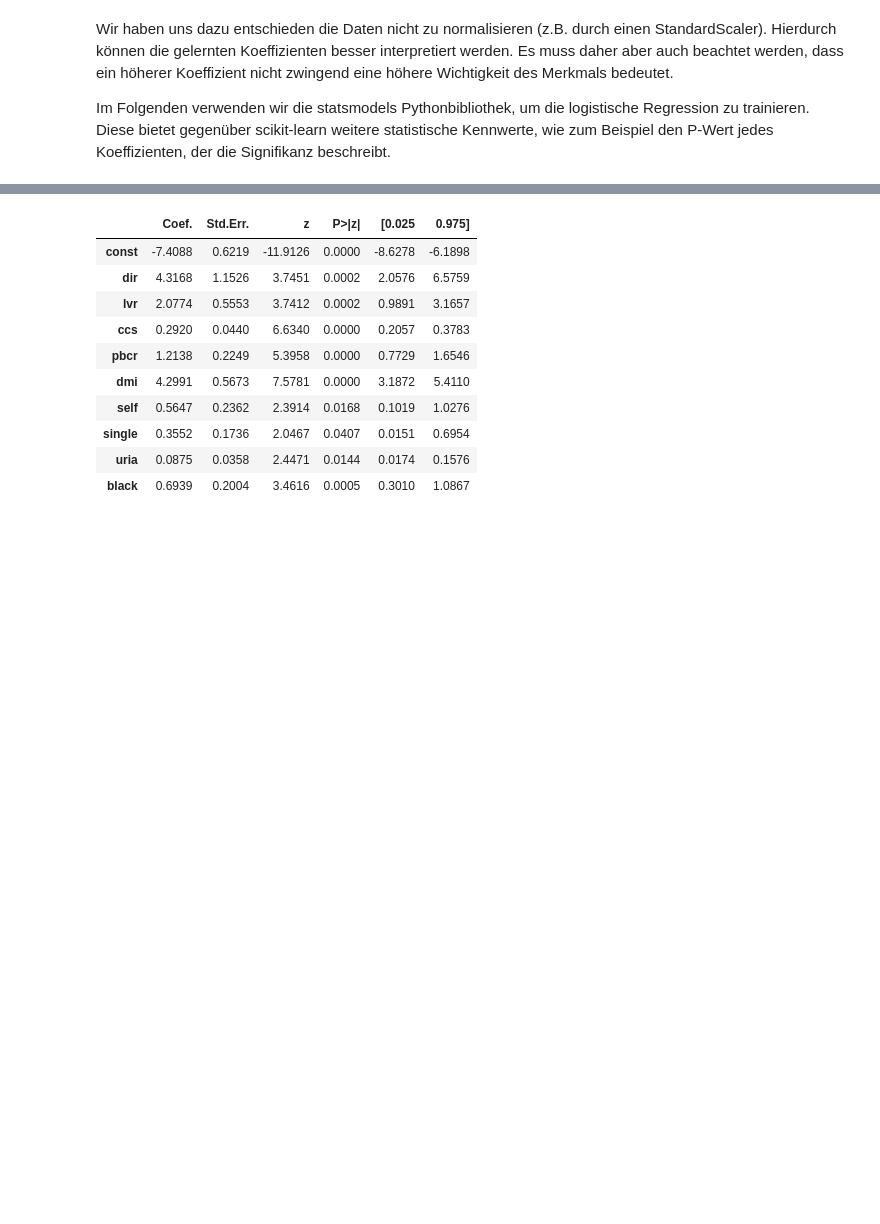
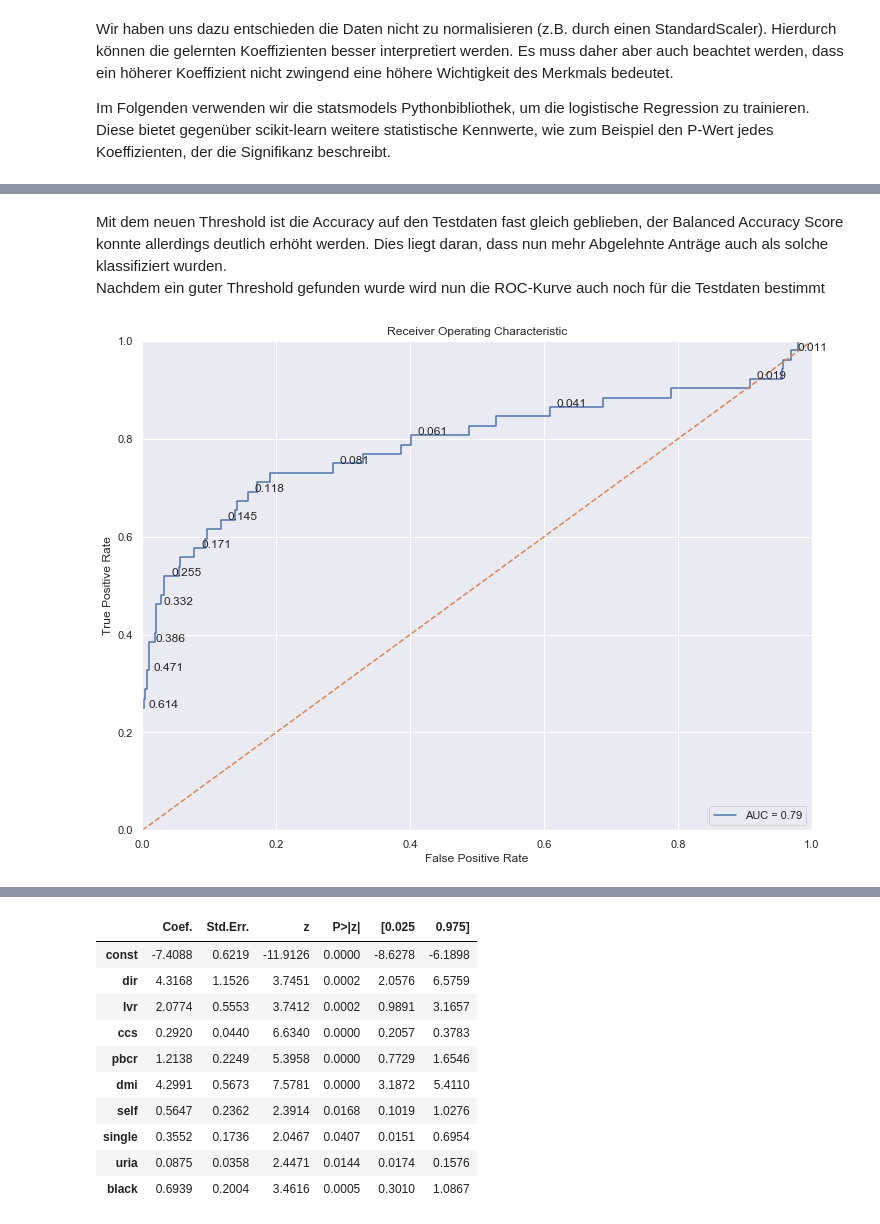
Before and after one commit to tecoKIT/smart-data-analytics, a Jupyter notebook: Uebung1/Exercise5.ipynb, the cells around one changed output, grey strips where cells are left out. Drawn from its saved outputs; the diff is of its cells as text; code cells hidden in the pictures; blank space fills up the shorter version.

```diff
--- a/Uebung1/Exercise5.ipynb
+++ b/Uebung1/Exercise5.ipynb
@@ -239,0 +307,7 @@ coef_table
+# %% [markdown]
+Mit dem neuen Threshold ist die Accuracy auf den Testdaten fast gleich geblieben, der Balanced Accuracy Score konnte allerdings deutlich erhöht werden. Dies liegt daran, dass nun mehr Abgelehnte Anträge auch als solche klassifiziert wurden.
+Nachdem ein guter Threshold gefunden wurde wird nun die ROC-Kurve auch noch für die Testdaten bestimmt
+# %%
+create_roc_auc_plot(lr_model.predict(sm.add_constant(X_test)), y_test)
+# %% [output]
+[figure, added]
```
Also changed, not shown: parts of 36 cells of this notebook.
